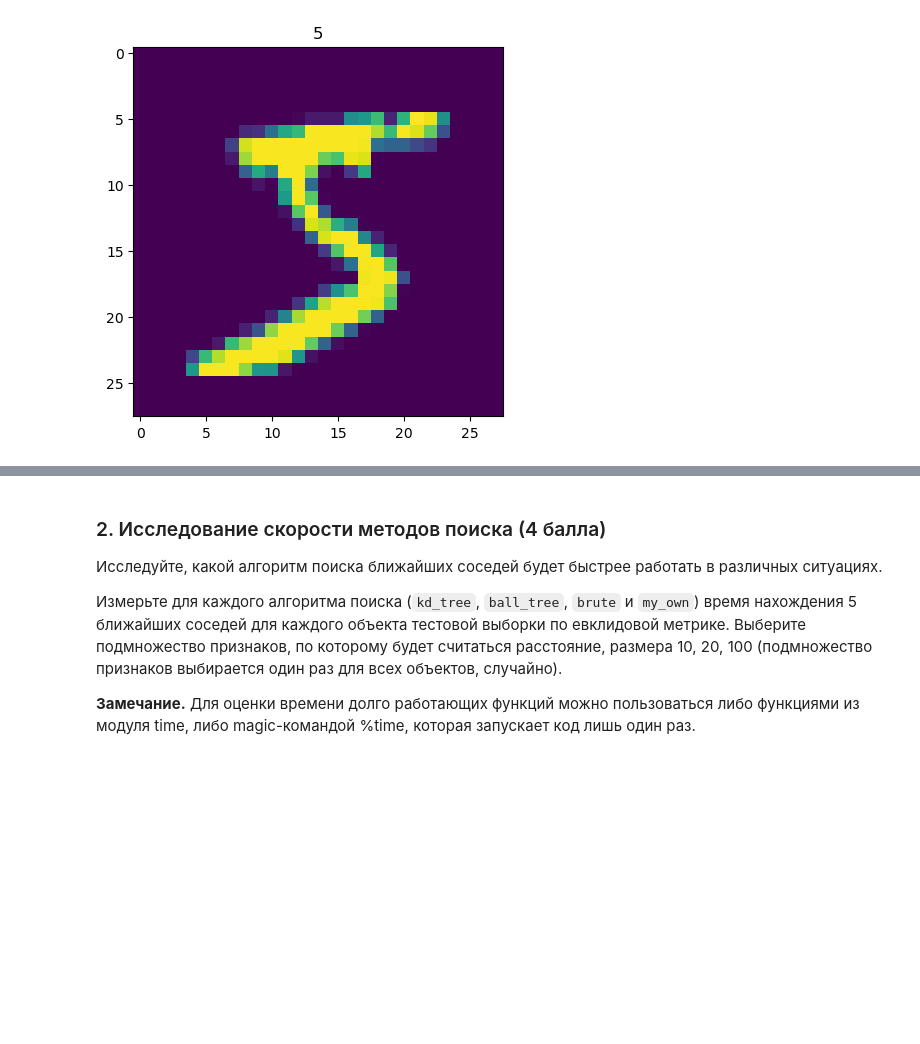
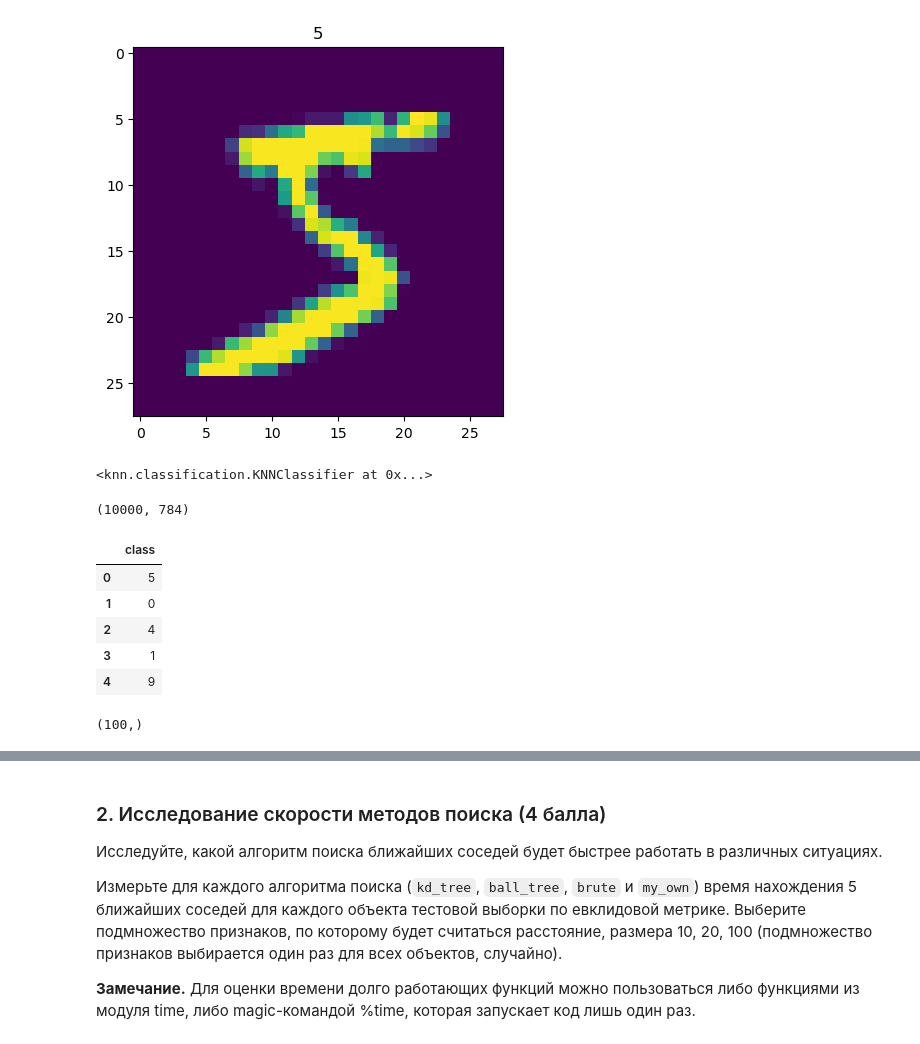
Before and after one commit to obopodo/ML_algos_HWs, a Jupyter notebook: hw1/main_task.ipynb, the cells around one changed output, grey strips where cells are left out. Saved outputs shown, nothing was run; the diff lists cells and outputs as text; code cells hidden in the pictures; blank space fills up the shorter version.

```diff
--- a/hw1/main_task.ipynb
+++ b/hw1/main_task.ipynb
@@ -176,3 +176,6 @@ Categories (10, object): ['0', '1', '2', '3', ..., '6', '7', '8', '9']
 pd.DataFrame(data.target).to_parquet('data/MNIST_target.parquet')
 # %%
 data.data.to_parquet('data/MNIST_data.parquet')
+# %%
+X = pd.read_parquet('data/MNIST_data.parquet')
+y = pd.read_parquet('data/MNIST_target.parquet')
@@ -179,11 +186,16 @@ data.data.to_parquet('data/MNIST_data.parquet')
 # %%
 split_index = 60_000
 
-X_train = data.data[:split_index]
-X_test = data.data[split_index:]
+X_train = X.iloc[:split_index, :]
+X_test = X.iloc[split_index:, :]
+y_train = y.iloc[:split_index]
+y_test = y.iloc[split_index:]
 
-y_train = data.target[:split_index]
-y_test = data.target[:split_index]
+# X_train = data.data[:split_index]
+# X_test = data.data[split_index:]
+
+# y_train = data.target[:split_index]
+# y_test = data.target[:split_index]
 # %%
 X_train.iloc[0, :].values.shape
 # %% [output]
@@ -203,3 +215,13 @@ plt.title(y_train[0])
 plt.show()
 # %% [output]
 [figure]
+# %%
+model = KNNClassifier(5)
+# %%
+model.fit(X_train, y_train)
+# %% [output]
+<knn.classification.KNNClassifier at 0x...>
+# %%
+X_test.shape
+# %% [output]
+(10000, 784)
@@ -205,0 +230,9 @@ plt.show()
+# %%
+y_train[:100]
+# %% [output]
+|  | class |
+| 0 | 5 |
+| 1 | 0 |
+| 2 | 4 |
+| 3 | 1 |
+| 4 | 9 |
@@ -205,0 +241,4 @@ plt.show()
+# %%
+preds.shape
+# %% [output]
+(100,)
```
Also changed, not shown: parts of 8 cells of this notebook.
